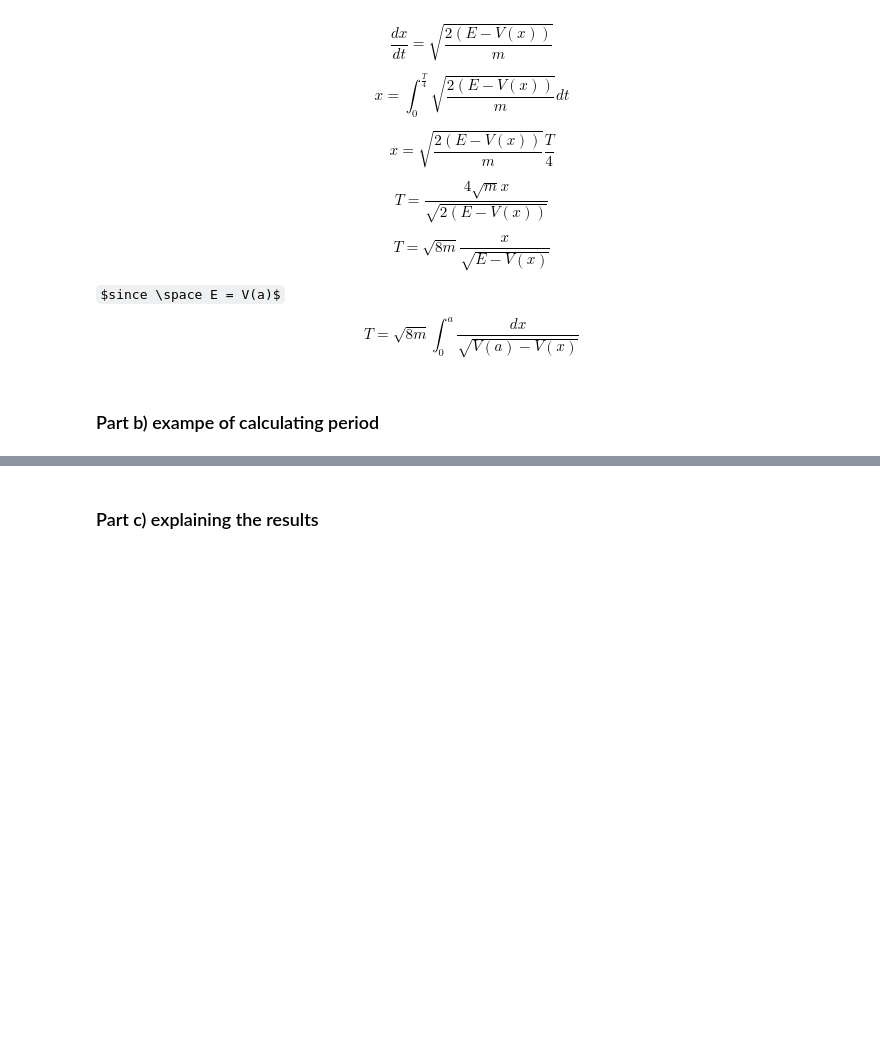
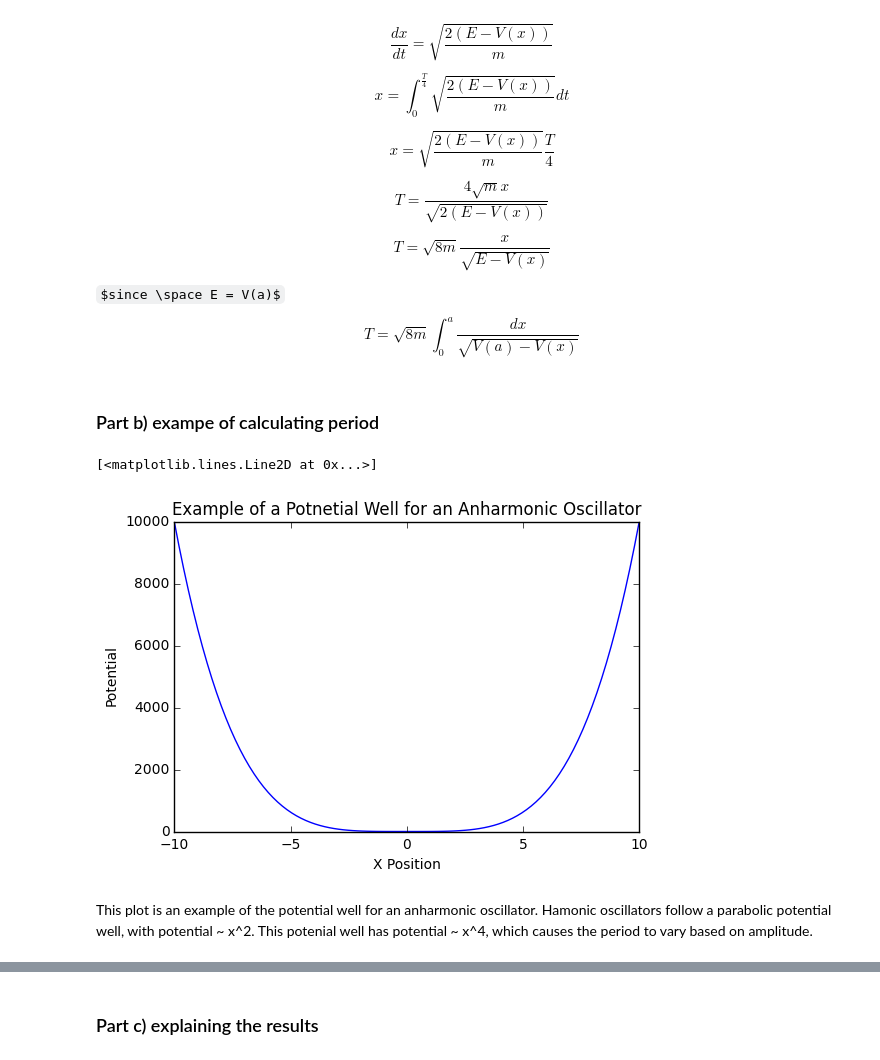
Before and after one commit to aMartin6/Project-1, a Jupyter notebook: Period of an Anharmonic Oscillator.ipynb, the cells around one changed output, grey strips where cells are left out. Saved outputs shown, nothing was run; the diff lists cells and outputs as text; code cells hidden in the pictures; some formulas as TeX source; blank space fills up the shorter version.

```diff
--- a/Period of an Anharmonic Oscillator.ipynb
+++ b/Period of an Anharmonic Oscillator.ipynb
@@ -80,6 +80,23 @@ def periodCalculation (Vofx, mass, amplitude, tolerance):
     period = math.sqrt(8 * mass) * romberg(Vofx,(0,amplitude-1e-6),tolerance)
 
     return period
+# %%
+xPosition = []
+potential = []
+
+for i in np.linspace (-10, 10, 100):
+    xPosition.append(i)
+    potential.append(V(i))
+
+plt.title("Example of a Potnetial Well for an Anharmonic Oscillator")
+plt.xlabel("X Position")
+plt.ylabel("Potential")
+plt.plot(xPosition, potential)
+# %% [output]
+[<matplotlib.lines.Line2D at 0x...>]
+[figure, added]
+# %% [markdown]
+This plot is an example of the potential well for an anharmonic oscillator. Hamonic oscillators follow a parabolic potential well, with potential ~ x^2. This potenial well has potential ~ x^4, which causes the period to vary based on amplitude.
 # %%
 periods = []
 amplitudes = []
```
Also changed, not shown: parts of 4 cells of this notebook.
